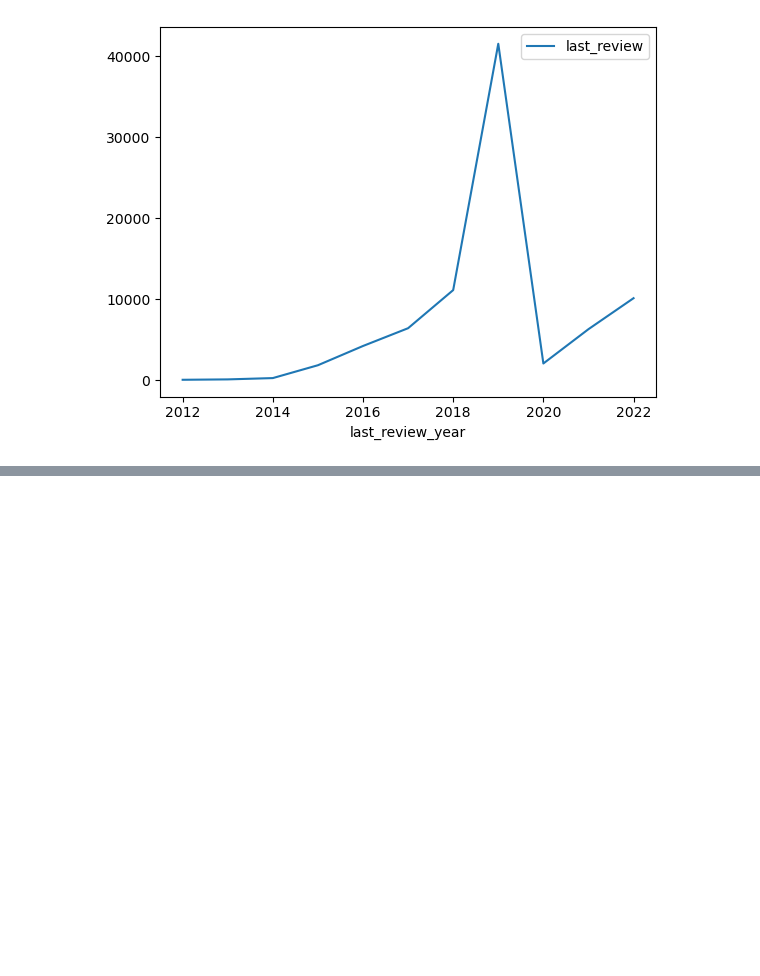
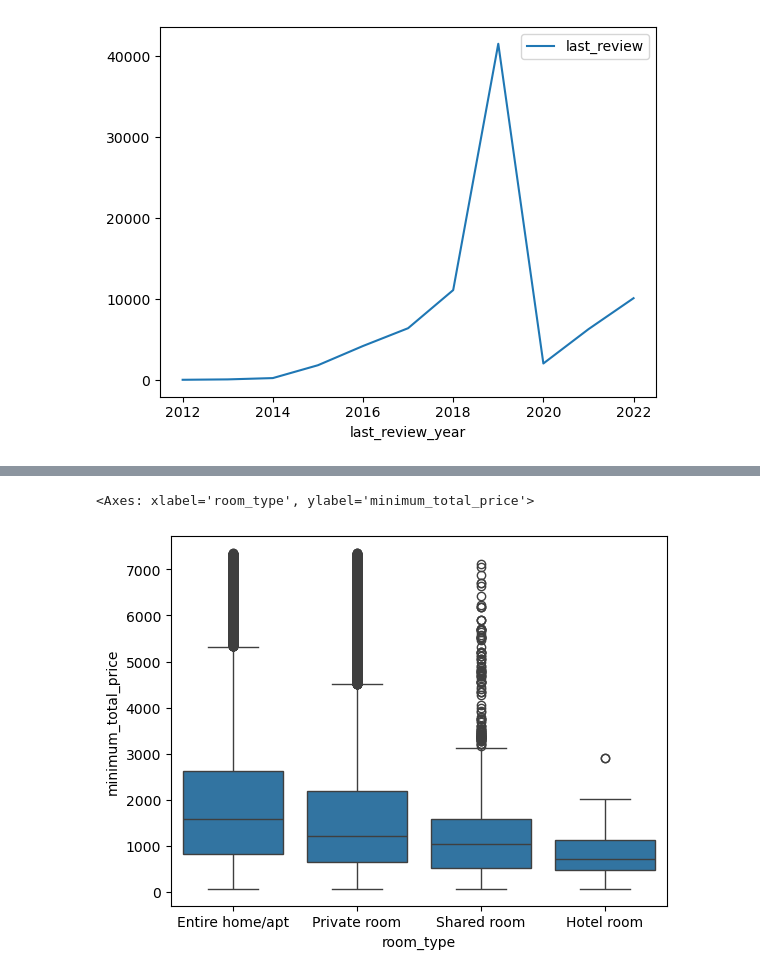
Before and after one commit to JoeAdelmous/airbnb-data-analysis, a Jupyter notebook: Airbnb.ipynb, the cells around one changed output, grey strips where cells are left out. Drawn from its saved outputs; the diff is of its cells as text; code cells hidden in the pictures; blank space fills up the shorter version.

```diff
--- a/Airbnb.ipynb
+++ b/Airbnb.ipynb
@@ -726,0 +792,7 @@ dfc
+# %%
+q1 = df2['minimum_total_price'].quantile(.25)
+q2 = df2['minimum_total_price'].quantile(.75)
+iqr = q2-q1
+upper_bound = q2+(iqr*1.5)
+lower_bound = q1-(iqr*1.5)
+df3 =df2[(df2['minimum_total_price']<=upper_bound) & (df2['minimum_total_price'] >=lower_bound)]
@@ -726,0 +815,7 @@ dfc
+# %%
+sns.boxplot(
+data = df3,x='room_type',y= 'minimum_total_price'
+)
+# %% [output]
+<Axes: xlabel='room_type', ylabel='minimum_total_price'>
+[figure, added]
```
Also changed, not shown: parts of 22 cells of this notebook.
